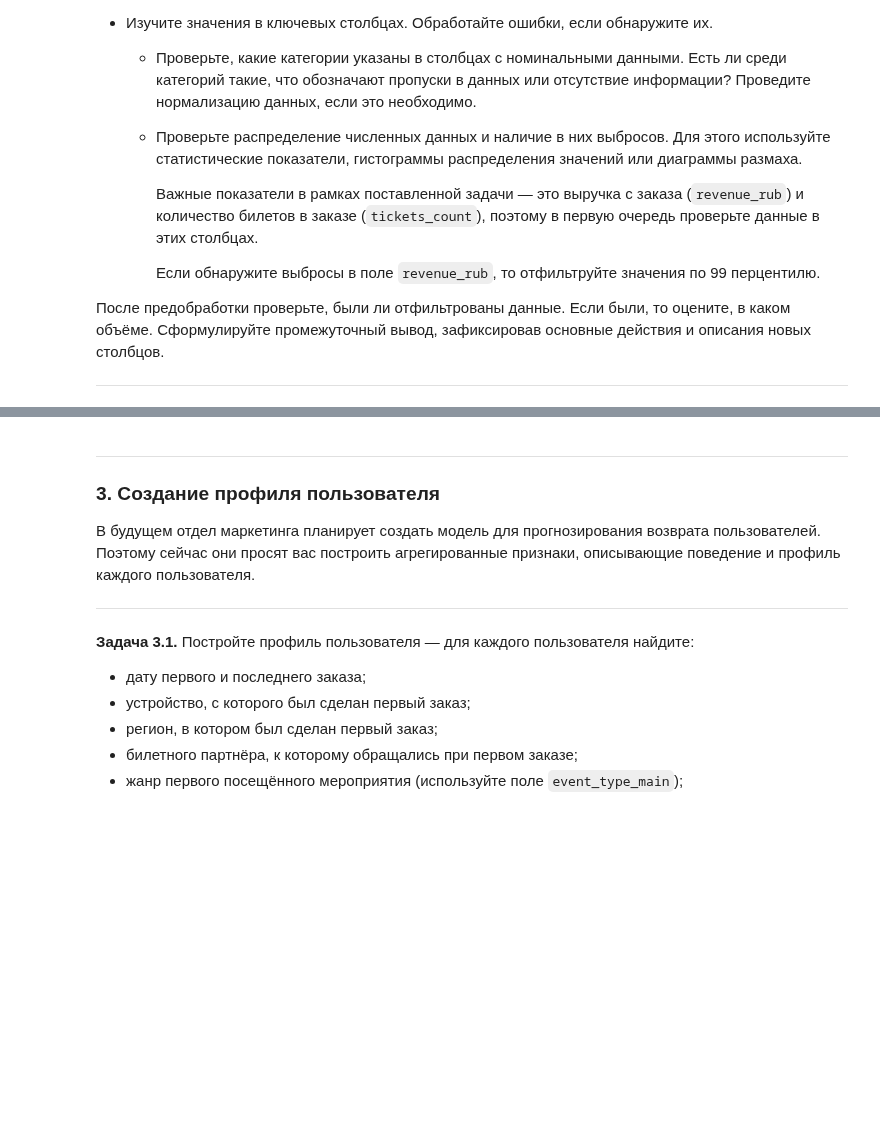
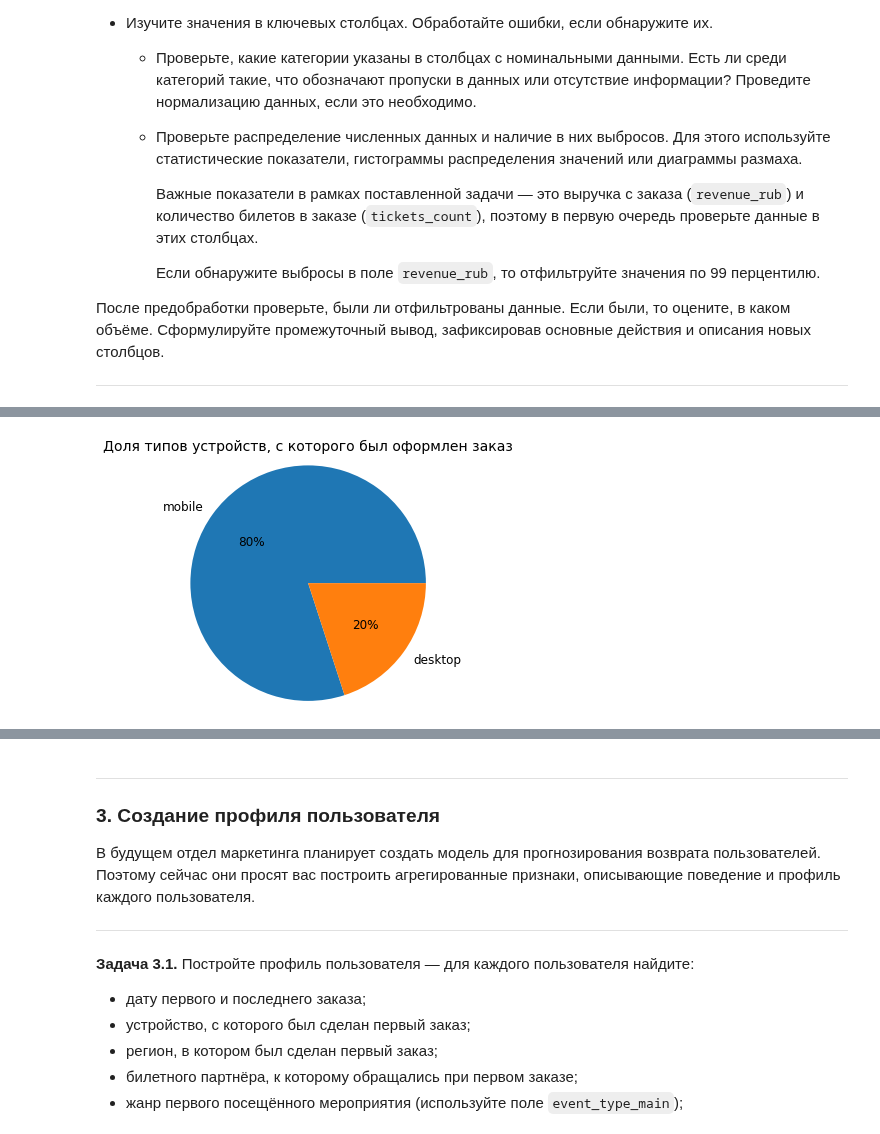
Before and after one commit to blbl-blbl/yandex_practicum_Data_Science_Course, a Jupyter notebook: Module_2_Python_Preprocessing/Final_project_of_2_module.ipynb, the cells around one changed output, grey strips where cells are left out. Drawn from its saved outputs; the diff is of its cells as text; code cells hidden in the pictures; blank space fills up the shorter version.

```diff
--- a/Module_2_Python_Preprocessing/Final_project_of_2_module.ipynb
+++ b/Module_2_Python_Preprocessing/Final_project_of_2_module.ipynb
@@ -249,0 +313,16 @@ df.info()
+# %%
+device_type_df = df['device_type_canonical'].value_counts().reset_index()
+
+fig, ax = plt.subplots()
+ax.pie(a['device_type_canonical'],
+       labels=a['index'],
+       radius=1.2,
+       autopct='%.0f%%',
+       textprops=dict(color='black', fontsize=12))
+
+ax.set_title('Доля типов устройств, с которого был оформлен заказ',
+            fontsize=14, pad=10)
+plt.tight_layout()
+plt.show()
+# %% [output]
+[figure, added]
```
Also changed, not shown: parts of 26 cells of this notebook.
